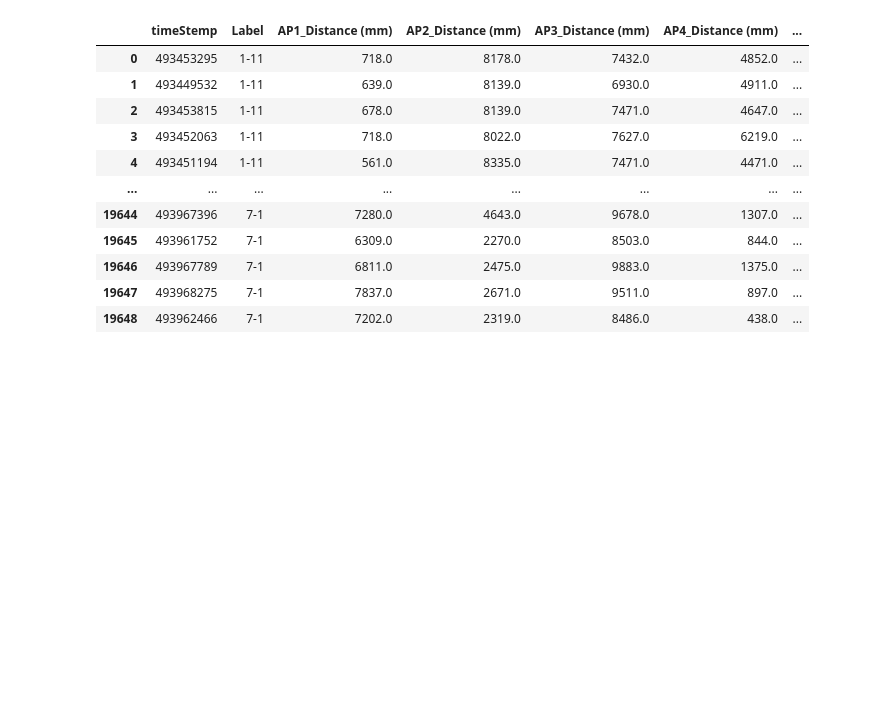
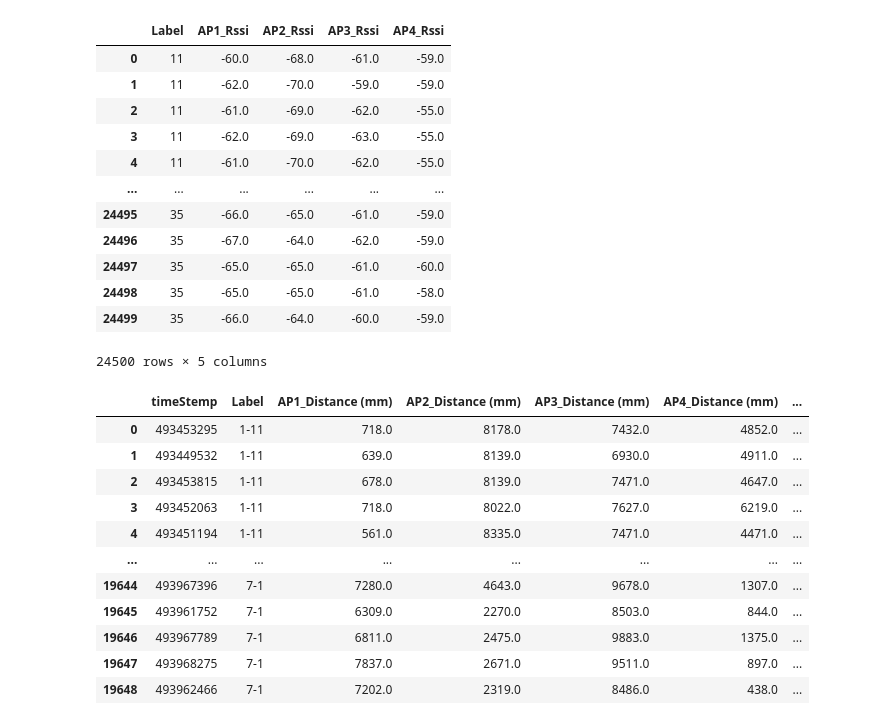
Before and after one commit to kuku000/csi_tool, a Jupyter notebook: fingerprint_localization/rssi_KNN.ipynb, the cells around one changed output. Cells and saved outputs as stored; diff of their text form; code cells hidden in the pictures; blank space fills up the shorter version.

```diff
--- a/fingerprint_localization/rssi_KNN.ipynb
+++ b/fingerprint_localization/rssi_KNN.ipynb
@@ -26,6 +26,24 @@ import csi_tool
 import denoise
 # %%
 base_path = "/media/mcs/1441ae67-d7cd-43e6-b028-169f78661a2f/kyle/csi_tool/csi_dataset/RSSI/timestamp_allignment_Balanced_2024_12_14_rtt_logs.csv"
+# %%
+data = pd.read_csv("/media/mcs/1441ae67-d7cd-43e6-b028-169f78661a2f/kyle/csi_tool/csi_dataset/rssi/rssi_for_4AP.csv")
+# %%
+data
+# %% [output]
+|  | Label | AP1_Rssi | AP2_Rssi | AP3_Rssi | AP4_Rssi |
+| 0 | 11 | -60.0 | -68.0 | -61.0 | -59.0 |
+| 1 | 11 | -62.0 | -70.0 | -59.0 | -59.0 |
+| 2 | 11 | -61.0 | -69.0 | -62.0 | -55.0 |
+| 3 | 11 | -62.0 | -69.0 | -63.0 | -55.0 |
+| 4 | 11 | -61.0 | -70.0 | -62.0 | -55.0 |
+| ... | ... | ... | ... | ... | ... |
+| 24495 | 35 | -66.0 | -65.0 | -61.0 | -59.0 |
+| 24496 | 35 | -67.0 | -64.0 | -62.0 | -59.0 |
+| 24497 | 35 | -65.0 | -65.0 | -61.0 | -60.0 |
+| 24498 | 35 | -65.0 | -65.0 | -61.0 | -58.0 |
+| 24499 | 35 | -66.0 | -64.0 | -60.0 | -59.0 |
+24500 rows × 5 columns
 # %%
 df = pd.read_csv(base_path)
 df
```
Also changed, not shown: parts of 9 cells of this notebook, 13 other files.
